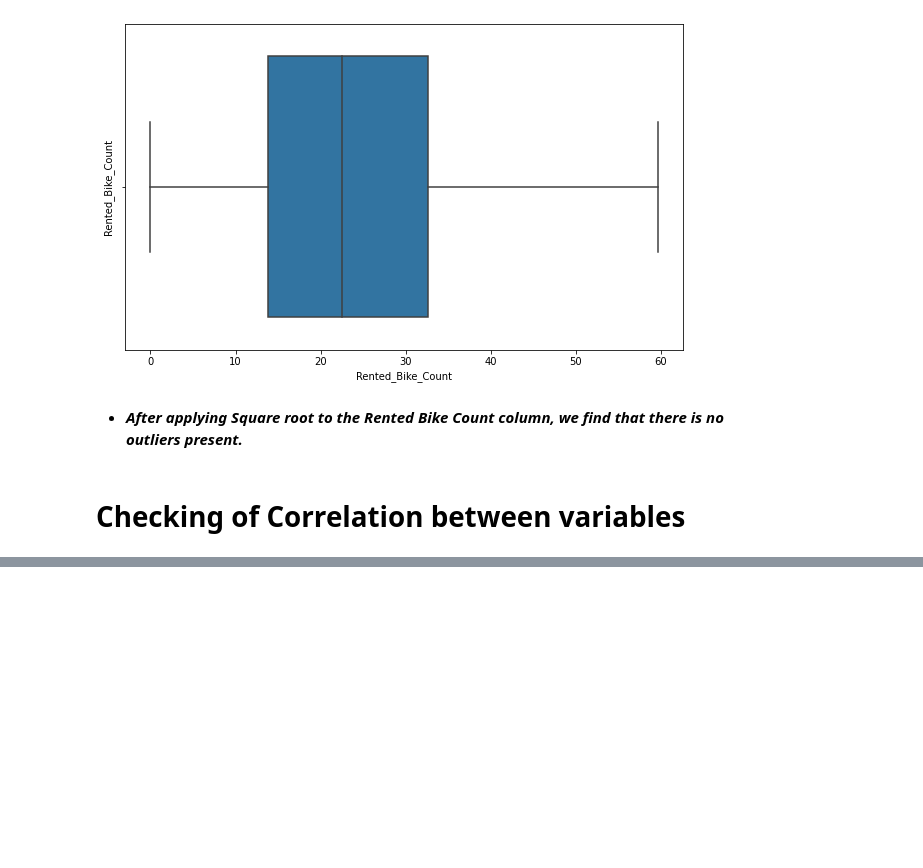
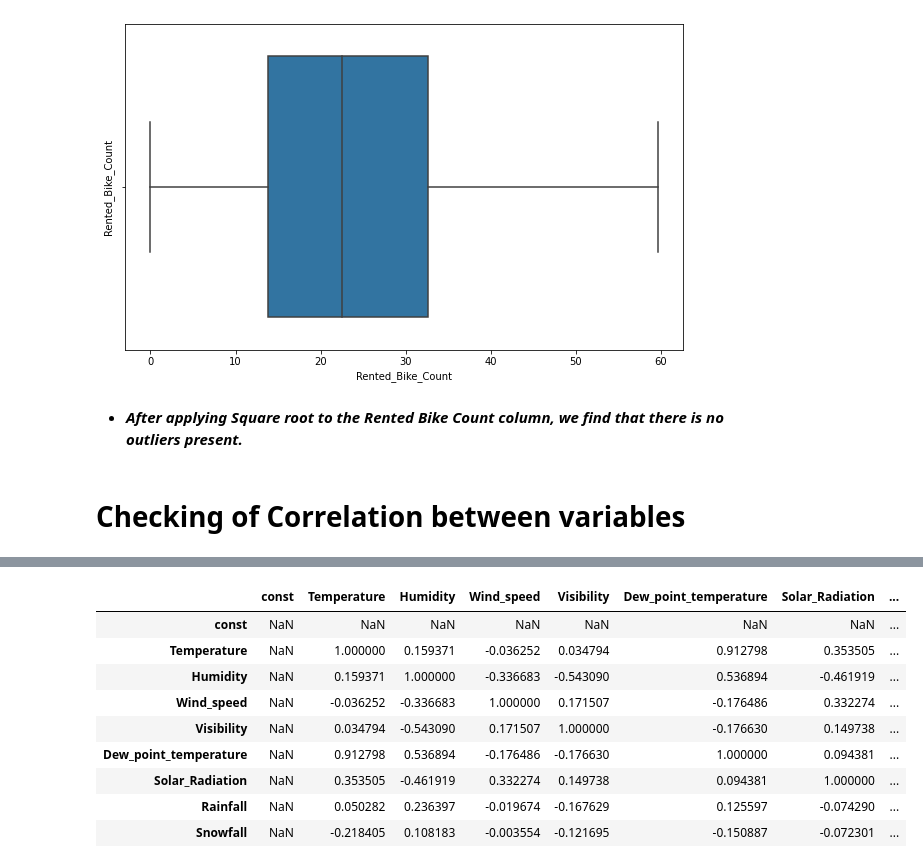
Before and after one commit to lakummahesh/Supervised-ML-Regression-Capstone-Project-Bike-Sharing-Demand-Prediction, a Jupyter notebook: Bike_Sharing_Demand_Prediction_Capstone_Project.ipynb, the cells around one changed output, grey strips where cells are left out. Cells and saved outputs as stored; diff of their text form; code cells hidden in the pictures; blank space fills up the shorter version.

```diff
--- a/Bike_Sharing_Demand_Prediction_Capstone_Project.ipynb
+++ b/Bike_Sharing_Demand_Prediction_Capstone_Project.ipynb
@@ -714,0 +796,13 @@ plt.show()
+# %%
+X.corr()
+# %% [output]
+|  | const | Temperature | Humidity | Wind_speed | Visibility | Dew_point_temperature | Solar_Radiation | ... |
+| const | NaN | NaN | NaN | NaN | NaN | NaN | NaN | ... |
+| Temperature | NaN | 1.000000 | 0.159371 | -0.036252 | 0.034794 | 0.912798 | 0.353505 | ... |
+| Humidity | NaN | 0.159371 | 1.000000 | -0.336683 | -0.543090 | 0.536894 | -0.461919 | ... |
+| Wind_speed | NaN | -0.036252 | -0.336683 | 1.000000 | 0.171507 | -0.176486 | 0.332274 | ... |
+| Visibility | NaN | 0.034794 | -0.543090 | 0.171507 | 1.000000 | -0.176630 | 0.149738 | ... |
+| Dew_point_temperature | NaN | 0.912798 | 0.536894 | -0.176486 | -0.176630 | 1.000000 | 0.094381 | ... |
+| Solar_Radiation | NaN | 0.353505 | -0.461919 | 0.332274 | 0.149738 | 0.094381 | 1.000000 | ... |
+| Rainfall | NaN | 0.050282 | 0.236397 | -0.019674 | -0.167629 | 0.125597 | -0.074290 | ... |
+| Snowfall | NaN | -0.218405 | 0.108183 | -0.003554 | -0.121695 | -0.150887 | -0.072301 | ... |
```
Also changed, not shown: parts of 25 cells of this notebook.
